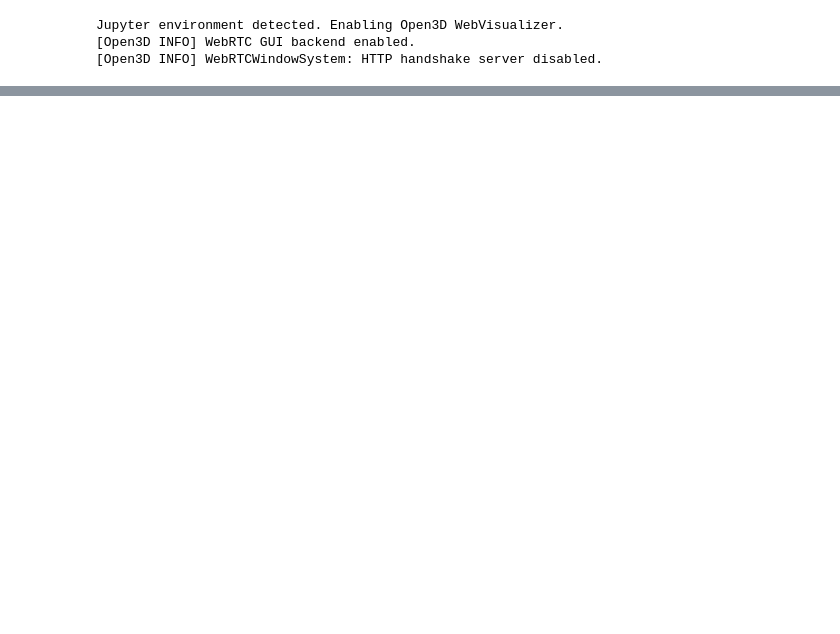
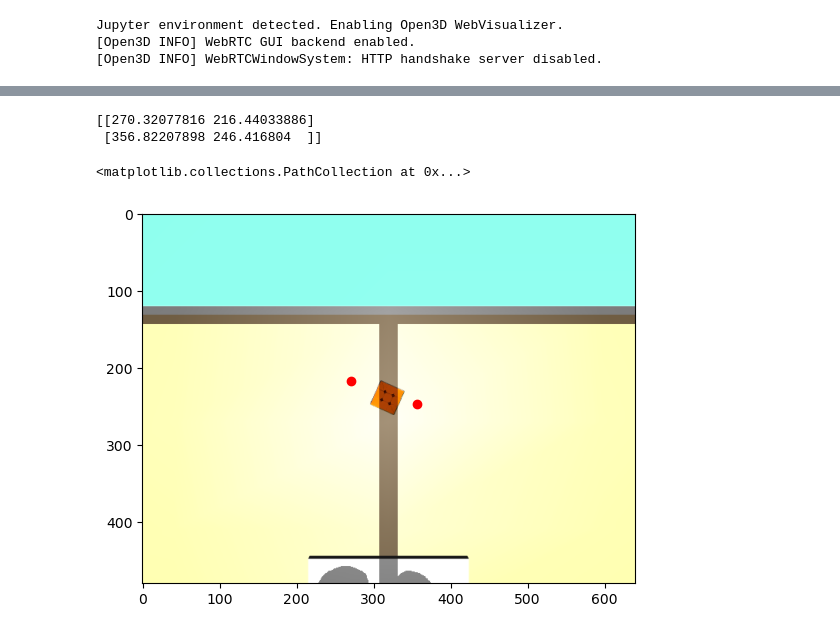
Before and after one commit to m0dd0/GrConvNetBenchmark, a Jupyter notebook: notebooks/05_processing_world.ipynb, the cells around one changed output, grey strips where cells are left out. Cells and saved outputs as stored; diff of their text form; code cells hidden in the pictures; blank space fills up the shorter version.

```diff
--- a/notebooks/05_processing_world.ipynb
+++ b/notebooks/05_processing_world.ipynb
@@ -101,3 +99,17 @@ plt.show()
+# %%
+from grconvnet.postprocessing import World2ImgCoordConverter
+import numpy as np
+
+plt.imshow(vis.make_tensor_displayable(process_data["sample"].rgb, True, True))
+converter = World2ImgCoordConverter(cam_intrinsics, cam_rot, cam_pos)
+antipodal_points_img = np.array([converter(p) for p in process_data["img2world_converter"]["antipodal_points_world"]])
+print(antipodal_points_img)
+plt.scatter(antipodal_points_img[:,0], antipodal_points_img[:,1], c="r")
+# %% [output]
+[[270.32077816 216.44033886]
+ [356.82207898 246.416804  ]]
+<matplotlib.collections.PathCollection at 0x...>
+[figure, added]
 # %%
 # export_data = {
 #     "rgb_cropped": process_data["preprocessor"]["rgb_cropped"],
```
Also changed, not shown: parts of 8 cells of this notebook, 1 other file.
